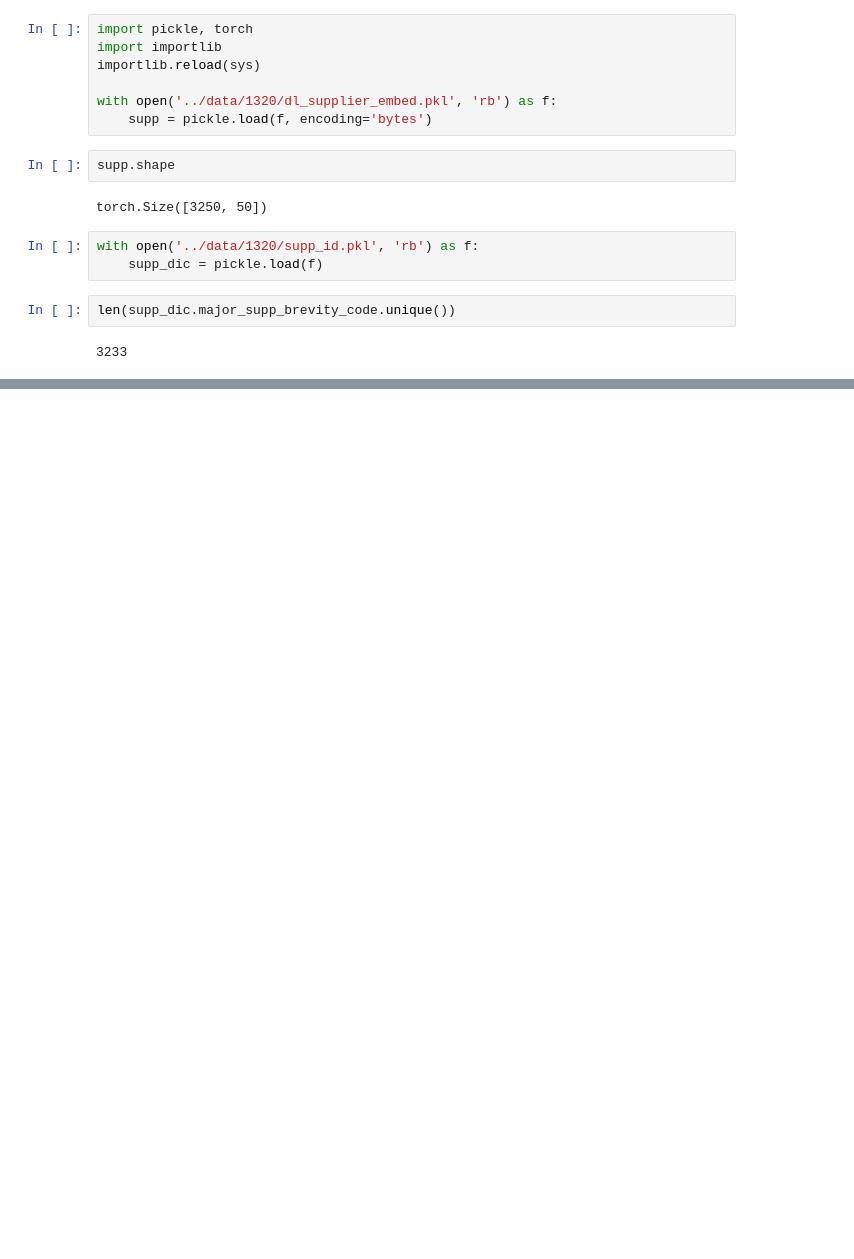
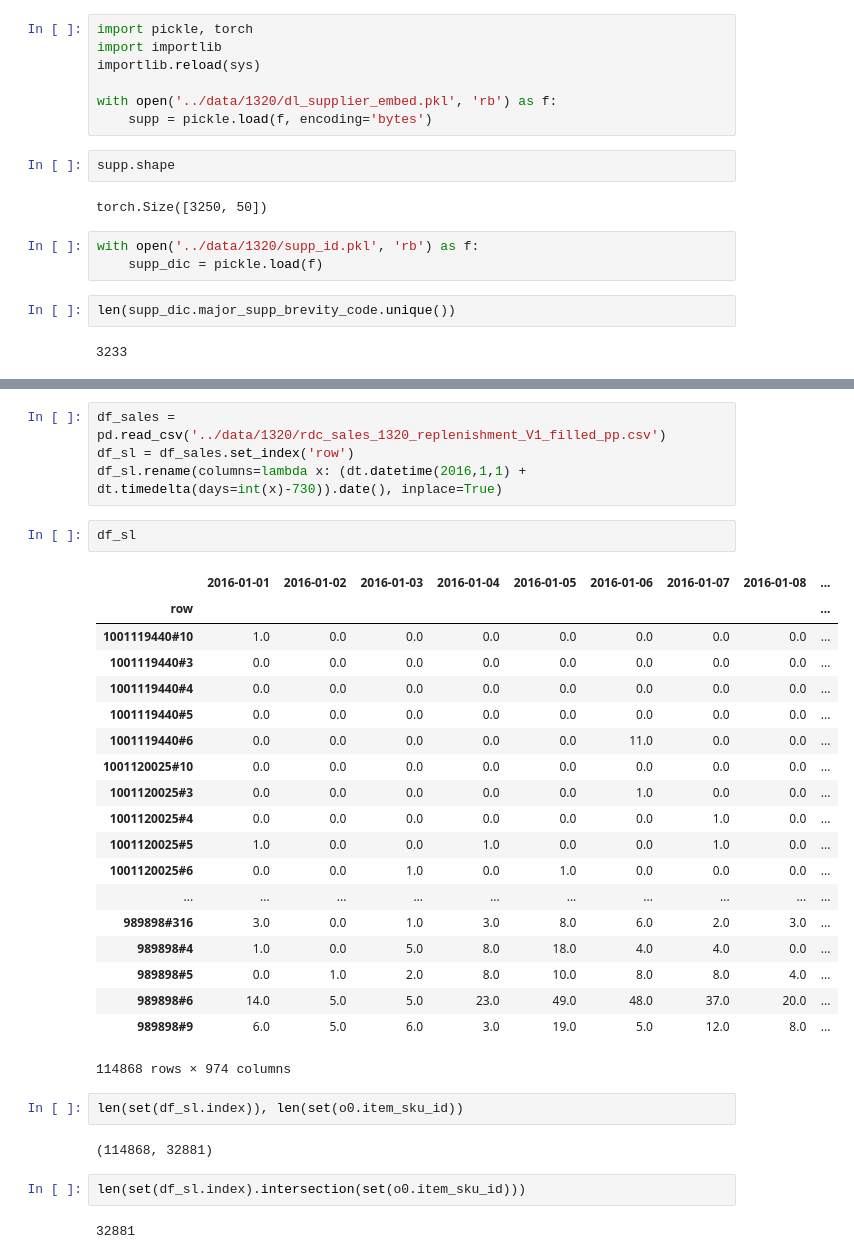
Before and after one commit to schemmy/e2e, a Jupyter notebook: construction/nn_v2.ipynb, the cells around one changed output, grey strips where cells are left out. Drawn from its saved outputs; the diff is of its cells as text; blank space fills up the shorter version.

```diff
--- a/construction/nn_v2.ipynb
+++ b/construction/nn_v2.ipynb
@@ -642,0 +662,34 @@ len(supp_dic.major_supp_brevity_code.unique())
+# %%
+df_sales = pd.read_csv('../data/1320/rdc_sales_1320_replenishment_V1_filled_pp.csv')
+df_sl = df_sales.set_index('row')
+df_sl.rename(columns=lambda x: (dt.datetime(2016,1,1) + dt.timedelta(days=int(x)-730)).date(), inplace=True)
+# %%
+df_sl
+# %% [output]
+|  | 2016-01-01 | 2016-01-02 | 2016-01-03 | 2016-01-04 | 2016-01-05 | 2016-01-06 | 2016-01-07 | 2016-01-08 | ... |
+| row |  |  |  |  |  |  |  |  | ... |
+| 1001119440#10 | 1.0 | 0.0 | 0.0 | 0.0 | 0.0 | 0.0 | 0.0 | 0.0 | ... |
+| 1001119440#3 | 0.0 | 0.0 | 0.0 | 0.0 | 0.0 | 0.0 | 0.0 | 0.0 | ... |
+| 1001119440#4 | 0.0 | 0.0 | 0.0 | 0.0 | 0.0 | 0.0 | 0.0 | 0.0 | ... |
+| 1001119440#5 | 0.0 | 0.0 | 0.0 | 0.0 | 0.0 | 0.0 | 0.0 | 0.0 | ... |
+| 1001119440#6 | 0.0 | 0.0 | 0.0 | 0.0 | 0.0 | 11.0 | 0.0 | 0.0 | ... |
+| 1001120025#10 | 0.0 | 0.0 | 0.0 | 0.0 | 0.0 | 0.0 | 0.0 | 0.0 | ... |
+| 1001120025#3 | 0.0 | 0.0 | 0.0 | 0.0 | 0.0 | 1.0 | 0.0 | 0.0 | ... |
+| 1001120025#4 | 0.0 | 0.0 | 0.0 | 0.0 | 0.0 | 0.0 | 1.0 | 0.0 | ... |
+| 1001120025#5 | 1.0 | 0.0 | 0.0 | 1.0 | 0.0 | 0.0 | 1.0 | 0.0 | ... |
+| 1001120025#6 | 0.0 | 0.0 | 1.0 | 0.0 | 1.0 | 0.0 | 0.0 | 0.0 | ... |
+| ... | ... | ... | ... | ... | ... | ... | ... | ... | ... |
+| 989898#316 | 3.0 | 0.0 | 1.0 | 3.0 | 8.0 | 6.0 | 2.0 | 3.0 | ... |
+| 989898#4 | 1.0 | 0.0 | 5.0 | 8.0 | 18.0 | 4.0 | 4.0 | 0.0 | ... |
+| 989898#5 | 0.0 | 1.0 | 2.0 | 8.0 | 10.0 | 8.0 | 8.0 | 4.0 | ... |
+| 989898#6 | 14.0 | 5.0 | 5.0 | 23.0 | 49.0 | 48.0 | 37.0 | 20.0 | ... |
+| 989898#9 | 6.0 | 5.0 | 6.0 | 3.0 | 19.0 | 5.0 | 12.0 | 8.0 | ... |
+114868 rows × 974 columns
+# %%
+len(set(df_sl.index)), len(set(o0.item_sku_id))
+# %% [output]
+(114868, 32881)
+# %%
+len(set(df_sl.index).intersection(set(o0.item_sku_id)))
+# %% [output]
+32881
```
Also changed, not shown: parts of 12 cells of this notebook, 9 other files.
